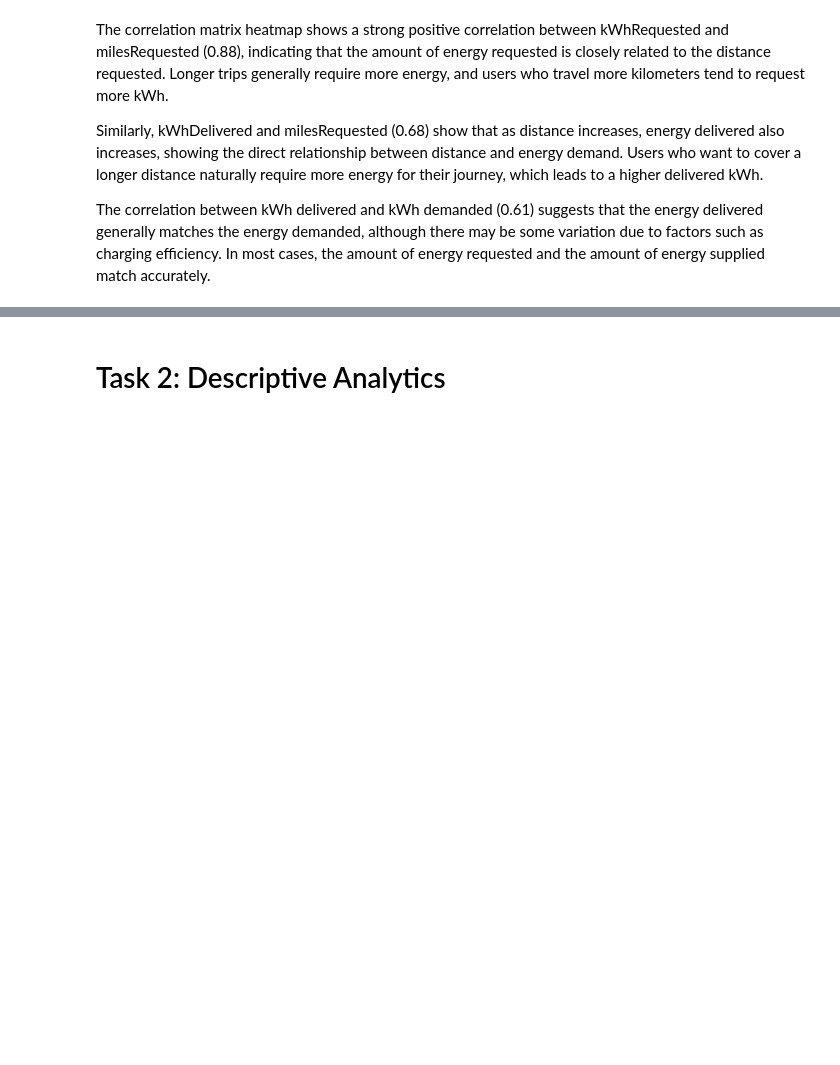
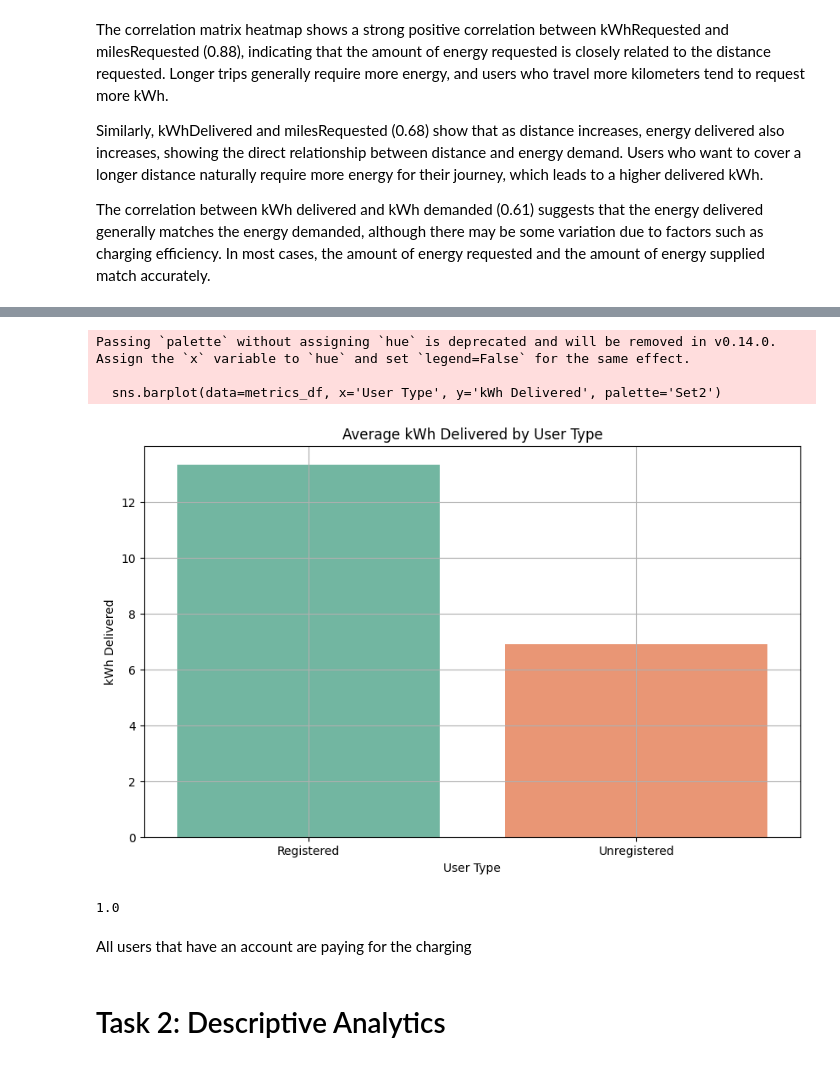
Before and after one commit to helloworldfromleo/AA, a Jupyter notebook: 03_Final_Submission.ipynb, the cells around one changed output, grey strips where cells are left out. Cells and saved outputs as stored; diff of their text form; code cells hidden in the pictures; blank space fills up the shorter version.

```diff
--- a/03_Final_Submission.ipynb
+++ b/03_Final_Submission.ipynb
@@ -323,3 +374,40 @@ The correlation between kWh delivered and kWh demanded (0.61) suggests that the
+# %%
+mean_kWh_delivered_registered = df_registered['kWhDelivered'].mean()
+mean_kWh_delivered_unregistered = df_unregistered['kWhDelivered'].mean()
+
+# Create a DataFrame to hold the metrics
+metrics_df = pd.DataFrame({
+    'User Type': ['Registered', 'Unregistered'],
+    'kWh Delivered': [mean_kWh_delivered_registered, mean_kWh_delivered_unregistered]
+})
+
+# Plot the metrics
+plt.figure(figsize=(10, 6))
+sns.barplot(data=metrics_df, x='User Type', y='kWh Delivered', palette='Set2')
+plt.title('Average kWh Delivered by User Type')
+plt.xlabel('User Type')
+plt.ylabel('kWh Delivered')
+plt.grid(True)
+
+plt.show()
+# %% [output]
+Passing `palette` without assigning `hue` is deprecated and will be removed in v0.14.0. Assign the `x` variable to `hue` and set `legend=False` for the same effect.
+
+  sns.barplot(data=metrics_df, x='User Type', y='kWh Delivered', palette='Set2')
+[figure, added]
+# %%
+# Filter for registered users who have to pay
+payment = df_registered[df_registered['paymentRequired'] == True]["paymentRequired"].sum()
+total = df_registered["paymentRequired"].sum()
+
+# Calculate the ratio of payment required to total
+ratio = payment / total
+
+print(ratio)
+# %% [output]
+1.0
+# %% [markdown]
+All users that have an account are paying for the charging
 # %% [markdown]
 # Task 2: Descriptive Analytics
 # %% [markdown]
```
Also changed, not shown: parts of 3 cells of this notebook.
